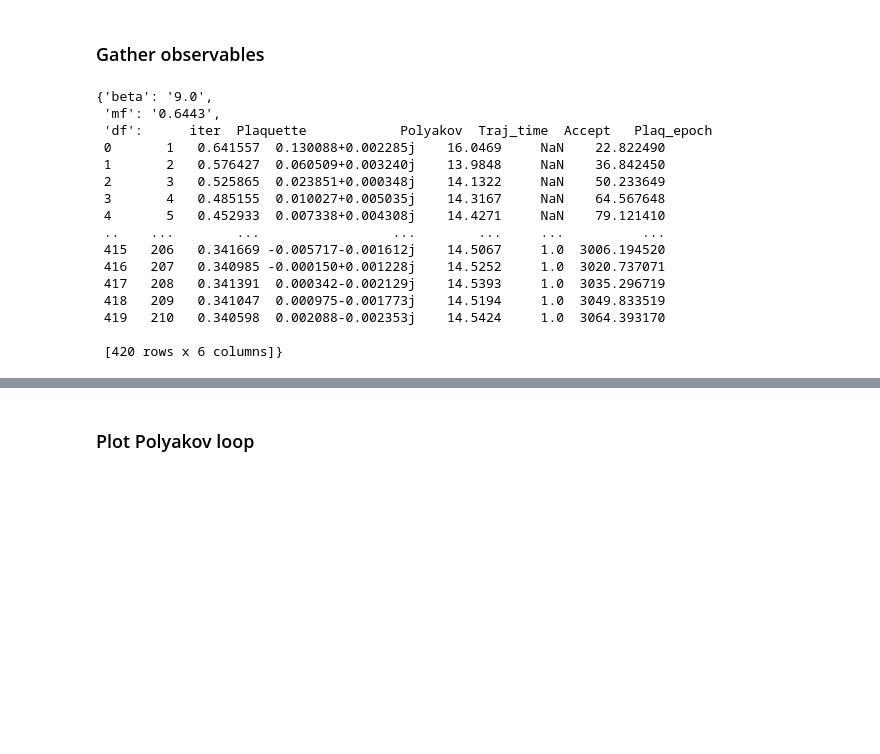
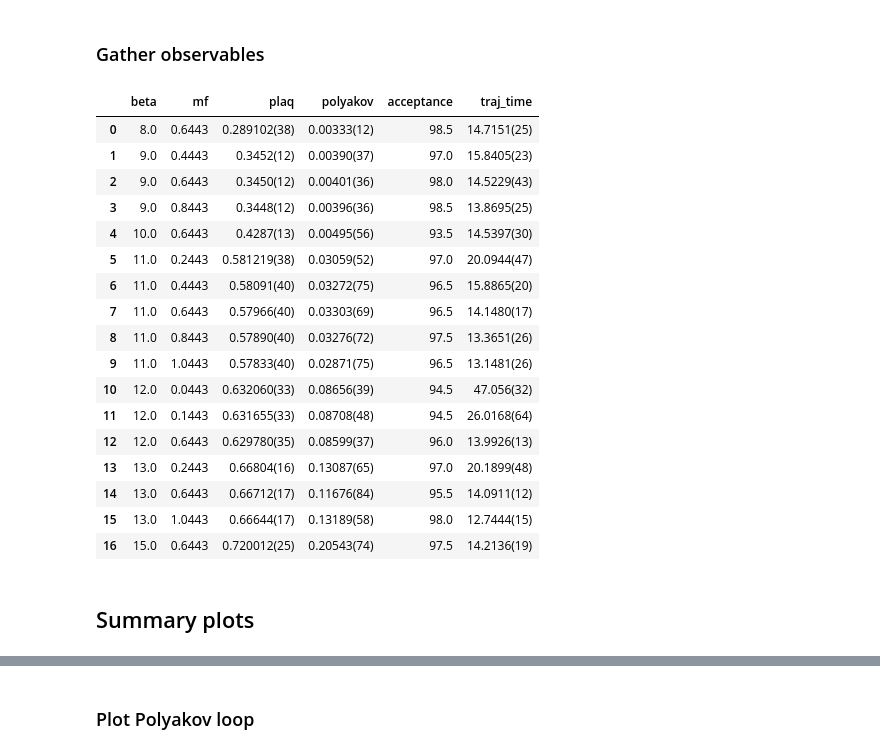
Before and after one commit to vmos1/su4_dm_grid_lsd, a Jupyter notebook: dm_tests/analysis/3_compare_runs.ipynb, the cells around one changed output, grey strips where cells are left out. Saved outputs shown, nothing was run; the diff lists cells and outputs as text; code cells hidden in the pictures; blank space fills up the shorter version.

```diff
--- a/dm_tests/analysis/3_compare_runs.ipynb
+++ b/dm_tests/analysis/3_compare_runs.ipynb
@@ -87,39 +109,59 @@ def f_gather_data(fname):
 dict_list=[]
 
 df_combined=pd.DataFrame([])
-
+df_summary=pd.DataFrame([])
 
 top_dir='/usr/workspace/lsd/ayyar1/projects/SU4_sdm/runs_Grid/2023_march14/dm_tests/runs/'
 
 flist=[]
-for fldr in glob.glob(top_dir+'run_*'):
-    fname=fldr+'/SDM.4node'
+for fldr in glob.glob(top_dir+'run_L*'):
+    fname=fldr+'/HSDM.out'
+
+    if not os.path.isfile(fname): continue
+
     flist.append(fname)
 
-    df=f_gather_data(fname)
-    beta = fname.split('/')[-2].split('_')[1].split('-')[-1]
-    mf   = fname.split('/')[-2].split('_')[2].split('-')[-1]
-    dict1={'beta':beta, 'mf':mf, 'df':df}
-#     print(dict1)
-    dict_list.append(dict1)
-    #     df_combined=pd.concat([df_combined,pd.DataFrame(dict1,index=[df_combined.shape[0]+1])])
+
+    try:
+        df=f_gather_data(fname)
+        beta = float(fname.split('/')[-2].split('_')[-2].split('-')[-1])
+        mf   = float(fname.split('/')[-2].split('_')[-1].split('-')[-1])
+        dict1={'beta':beta, 'mf':mf, 'df':df}
+    #     print(dict1)
+
+        dict_list.append(dict1)
+        # Get summary data
+        plaq,polyakov,accpt,traj_time=f_get_summary(df)
+        dict1={'beta':beta, 'mf':mf, 'plaq':plaq,'polyakov':polyakov,'acceptance':accpt, 'traj_time':traj_time}
+
+        df_summary=pd.concat([df_summary,pd.DataFrame(dict1,index=[df_summary.shape[0]+1])])
+
+    except Exception as e:
+        print(fname)
+        print(e)
+
+
+df_summary=df_summary.sort_values(by=['beta','mf']).reset_index(drop=True)
-# %%
-
-dict_list[0]
-# %% [output]
-{'beta': '9.0',
- 'mf': '0.6443',
- 'df':      iter  Plaquette            Polyakov  Traj_time  Accept   Plaq_epoch
- 0       1   0.641557  0.130088+0.002285j    16.0469     NaN    22.822490
- 1       2   0.576427  0.060509+0.003240j    13.9848     NaN    36.842450
- 2       3   0.525865  0.023851+0.000348j    14.1322     NaN    50.233649
- 3       4   0.485155  0.010027+0.005035j    14.3167     NaN    64.567648
- 4       5   0.452933  0.007338+0.004308j    14.4271     NaN    79.121410
- ..    ...        ...                 ...        ...     ...          ...
- 415   206   0.341669 -0.005717-0.001612j    14.5067     1.0  3006.194520
- 416   207   0.340985 -0.000150+0.001228j    14.5252     1.0  3020.737071
- 417   208   0.341391  0.000342-0.002129j    14.5393     1.0  3035.296719
- 418   209   0.341047  0.000975-0.001773j    14.5194     1.0  3049.833519
- 419   210   0.340598  0.002088-0.002353j    14.5424     1.0  3064.393170
-
- [420 rows x 6 columns]}
+# %%
+df_summary
+# %% [output]
+|  | beta | mf | plaq | polyakov | acceptance | traj_time |
+| 0 | 8.0 | 0.6443 | 0.289102(38) | 0.00333(12) | 98.5 | 14.7151(25) |
+| 1 | 9.0 | 0.4443 | 0.3452(12) | 0.00390(37) | 97.0 | 15.8405(23) |
+| 2 | 9.0 | 0.6443 | 0.3450(12) | 0.00401(36) | 98.0 | 14.5229(43) |
+| 3 | 9.0 | 0.8443 | 0.3448(12) | 0.00396(36) | 98.5 | 13.8695(25) |
+| 4 | 10.0 | 0.6443 | 0.4287(13) | 0.00495(56) | 93.5 | 14.5397(30) |
+| 5 | 11.0 | 0.2443 | 0.581219(38) | 0.03059(52) | 97.0 | 20.0944(47) |
+| 6 | 11.0 | 0.4443 | 0.58091(40) | 0.03272(75) | 96.5 | 15.8865(20) |
+| 7 | 11.0 | 0.6443 | 0.57966(40) | 0.03303(69) | 96.5 | 14.1480(17) |
+| 8 | 11.0 | 0.8443 | 0.57890(40) | 0.03276(72) | 97.5 | 13.3651(26) |
+| 9 | 11.0 | 1.0443 | 0.57833(40) | 0.02871(75) | 96.5 | 13.1481(26) |
+| 10 | 12.0 | 0.0443 | 0.632060(33) | 0.08656(39) | 94.5 | 47.056(32) |
+| 11 | 12.0 | 0.1443 | 0.631655(33) | 0.08708(48) | 94.5 | 26.0168(64) |
+| 12 | 12.0 | 0.6443 | 0.629780(35) | 0.08599(37) | 96.0 | 13.9926(13) |
+| 13 | 13.0 | 0.2443 | 0.66804(16) | 0.13087(65) | 97.0 | 20.1899(48) |
+| 14 | 13.0 | 0.6443 | 0.66712(17) | 0.11676(84) | 95.5 | 14.0911(12) |
+| 15 | 13.0 | 1.0443 | 0.66644(17) | 0.13189(58) | 98.0 | 12.7444(15) |
+| 16 | 15.0 | 0.6443 | 0.720012(25) | 0.20543(74) | 97.5 | 14.2136(19) |
+# %% [markdown]
+## Summary plots
```
Also changed, not shown: parts of 18 cells of this notebook, 3 other files.
